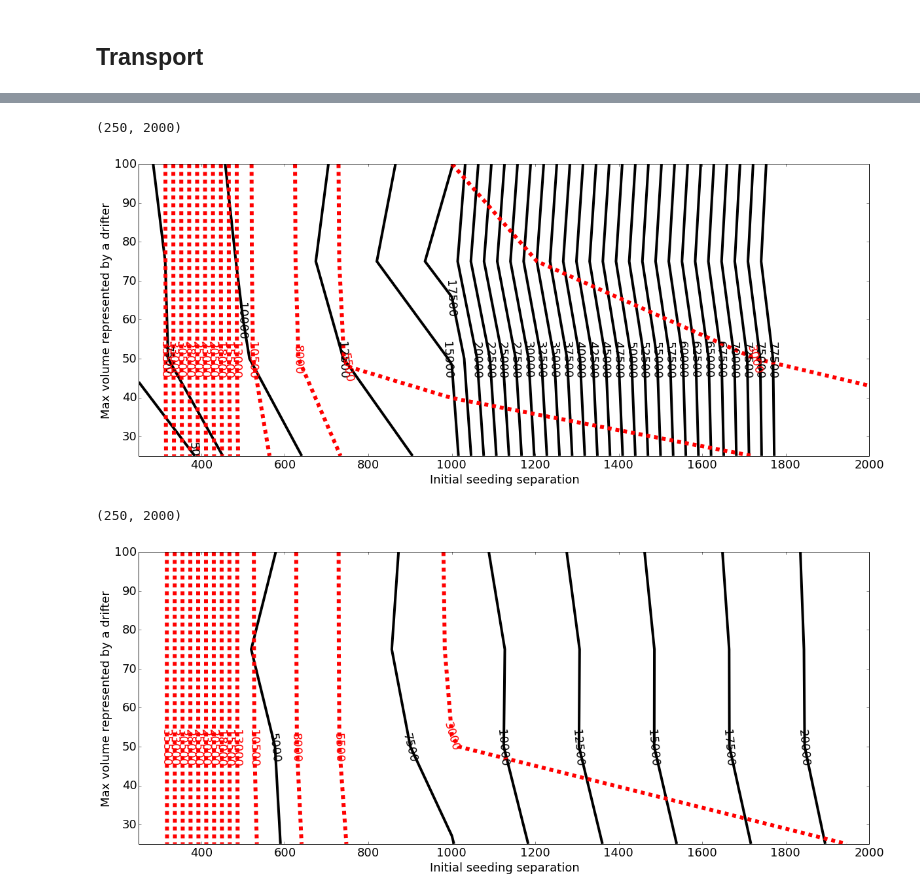
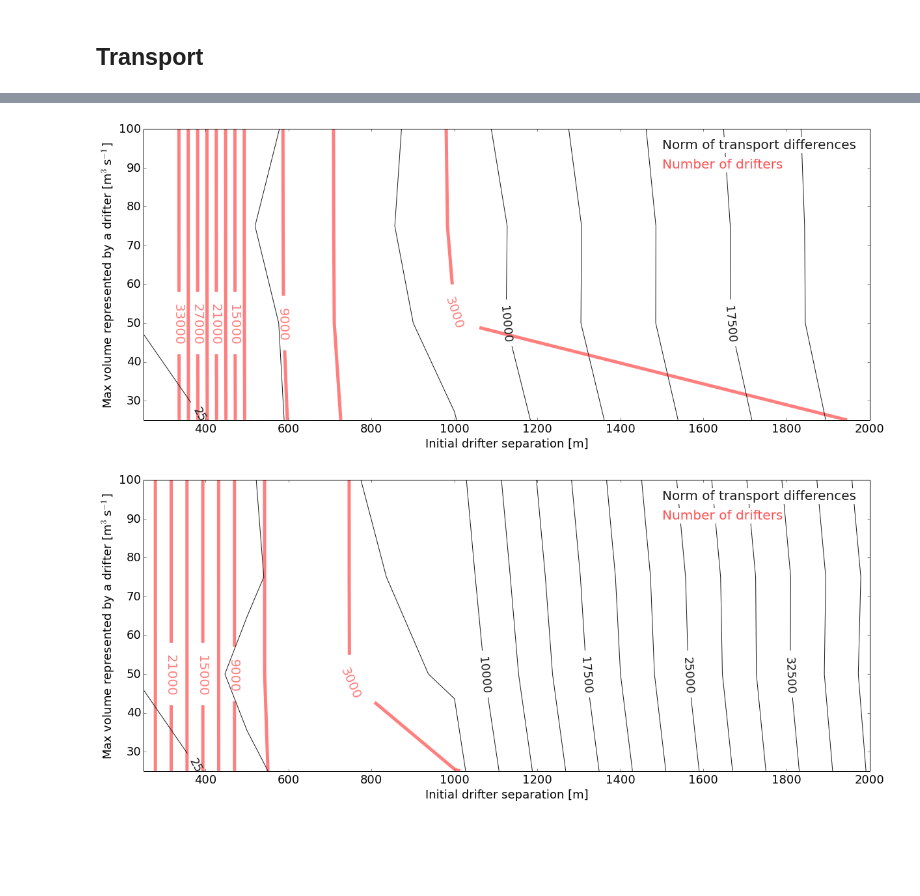
Before and after one commit to kthyng/sensitivity, a Jupyter notebook: sensitivity.ipynb, the cells around one changed output, grey strips where cells are left out. Drawn from its saved outputs; the diff is of its cells as text; code cells hidden in the pictures; blank space fills up the shorter version.

Commit message:
upgraded transport contour plots to be more awesome

```diff
--- a/sensitivity.ipynb
+++ b/sensitivity.ipynb
@@ -539,47 +585,48 @@ savefig('figures/' + seed + 'M' + moment + 'deviation.png', bbox_inches='tight')
 # %%
-seed = 'A'
+seed = 'B'
 
 fig = figure(figsize(20,8))
 ax1 = fig.add_subplot(111)
 # ax2 = ax1.twinx()
 
 diffnorm = np.zeros((dxs.size,Vs.size))*np.nan
 ndrifters = np.zeros((dxs.size,Vs.size))*np.nan
 # loop through Vs
 for j, V in enumerate(Vs):
 
     # Loop through dxs
     for i, dx in enumerate(dxs):
 
         File = 'calcs/' + seed + '_dx' + str(dx) + '_V' + str(V) + 'diffnorm.npz'
         d = np.load(File)
         diffnorm[i,j] = d['diffnorm']
         d.close()
 
         File = 'tracks/' + seed + '_dx' + str(dx) + '_V' + str(V) + '.nc'
         d = netCDF.Dataset(File)
         ndrifters[i,j] = d.variables['lonp'][:,0].size
         d.close()
 
-cs = ax1.contour(dxs, Vs, diffnorm.T, np.arange(5000,80000,2500), colors='k', linewidths=4)
-# cs = ax1.contour(dxs, Vs, diffnorm.T, np.array([5000,7500,10000,15000,20000,30000,40000,60000,80000]), colors='k', linewidths=4)
-# cs = ax1.contour(dxs, Vs, diffnorm.T, np.array([2000,3000,4000,5000,6000,7000,8000,9000,10000,11000,15000,20000,50000,100000,200000]), colors='k', linewidths=5)
-ax1.clabel(cs, inline=0, fmt='%.0f')#, fontsize=10)
-cs = ax1.contour(dxs, Vs, ndrifters.T, np.arange(3000,36000,2500), colors='r', linewidths=6, linestyles='--')
-# cs = ax1.contour(dxs, Vs, ndrifters.T, np.array([3000,4500,6000,9000,12000,18000,24000,36000]), colors='r', linewidths=6, linestyles='--')
-# cs = ax1.contour(dxs, Vs, ndrifters.T, np.array([50,100,500,1000,3000,4000,5000,6000,7000,10000,15000,20000, 25000,30000]), colors='r', linewidths=2)
-ax1.clabel(cs, inline=0, fmt='%.0f')#, fontsize=10)
 
-ax1.set_xlabel('Initial seeding separation')
-ax1.set_ylabel('Max volume represented by a drifter')
-xlim(250,2000)
-# ax1.set_ylabel('Number of drifters')
-# ax1.set_ylabel('Norm of difference in transport maps')
+cs = ax1.contour(dxs, Vs, diffnorm.T, np.arange(2500,100000,2500), colors='0.1', linewidths=1)
+ax1.clabel(cs, np.arange(2500,100000,7500), inline_spacing=10, inline=1, fmt='%.0f')#, fontsize=10)
+
+cs = ax1.contour(dxs, Vs, ndrifters.T, np.arange(3000,36000,3000), colors='r', linewidths=5, linestyles='-', zorder=1, alpha=0.5)
+ax1.clabel(cs, np.arange(3000,36000,6000), inline_spacing=20, inline=1, fmt='%.0f', fontsize=20)
+
+ax1.set_xlabel('Initial drifter separation [m]')
+ax1.set_ylabel('Max volume represented by a drifter [m$^3$s$^{-1}$]')
+ax1.set_xlim(250,2000)
+
+text(1500, 95, 'Norm of transport differences', backgroundcolor='w', color='0.1', fontsize=20)
+text(1500, 90, 'Number of drifters', backgroundcolor='w', color='r', alpha=0.7, fontsize=20)
+
+savefig('figures/' + seed + 'transport.png', bbox_inches='tight')
+savefig('figures/' + seed + 'transport.pdf', bbox_inches='tight')
 # %% [output]
-(250, 2000)
-[figure, old version]
+[figure, new version]
 # %%
-seed = 'B'
+seed = 'C'
 
 fig = figure(figsize(20,8))
 ax1 = fig.add_subplot(111)
@@ -603,20 +650,20 @@ for j, V in enumerate(Vs):
         ndrifters[i,j] = d.variables['lonp'][:,0].size
         d.close()
 
-cs = ax1.contour(dxs, Vs, diffnorm.T, np.arange(5000,80000,2500), colors='k', linewidths=4)
-# cs = ax1.contour(dxs, Vs, diffnorm.T, np.array([5000,7500,10000,15000,20000,30000,40000,60000,80000]), colors='k', linewidths=4)
-# cs = ax1.contour(dxs, Vs, diffnorm.T, np.array([2000,3000,4000,5000,6000,7000,8000,9000,10000,11000,15000,20000,50000,100000,200000]), colors='k', linewidths=5)
-ax1.clabel(cs, inline=0, fmt='%.0f')#, fontsize=10)
-cs = ax1.contour(dxs, Vs, ndrifters.T, np.arange(3000,36000,2500), colors='r', linewidths=6, linestyles='--')
-# cs = ax1.contour(dxs, Vs, ndrifters.T, np.array([3000,4500,6000,9000,12000,18000,24000,36000]), colors='r', linewidths=6, linestyles='--')
-# cs = ax1.contour(dxs, Vs, ndrifters.T, np.array([50,100,500,1000,3000,4000,5000,6000,7000,10000,15000,20000, 25000,30000]), colors='r', linewidths=2)
-ax1.clabel(cs, inline=0, fmt='%.0f')#, fontsize=10)
+cs = ax1.contour(dxs, Vs, diffnorm.T, np.arange(2500,100000,2500), colors='0.1', linewidths=1)
+ax1.clabel(cs, np.arange(2500,100000,7500), inline_spacing=10, inline=1, fmt='%.0f')#, fontsize=10)
 
-ax1.set_xlabel('Initial seeding separation')
-ax1.set_ylabel('Max volume represented by a drifter')
-xlim(250,2000)
-# ax1.set_ylabel('Number of drifters')
-# ax1.set_ylabel('Norm of difference in transport maps')
+cs = ax1.contour(dxs, Vs, ndrifters.T, np.arange(3000,36000,3000), colors='r', linewidths=5, linestyles='-', zorder=1, alpha=0.5)
+ax1.clabel(cs, np.arange(3000,36000,6000), inline_spacing=20, inline=1, fmt='%.0f', fontsize=20)
+
+ax1.set_xlabel('Initial drifter separation [m]')
+ax1.set_ylabel('Max volume represented by a drifter [m$^3$s$^{-1}$]')
+ax1.set_xlim(250,2000)
+
+text(1500, 95, 'Norm of transport differences', backgroundcolor='w', color='0.1', fontsize=20)
+text(1500, 90, 'Number of drifters', backgroundcolor='w', color='r', alpha=0.7, fontsize=20)
+
+savefig('figures/' + seed + 'transport.png', bbox_inches='tight')
+savefig('figures/' + seed + 'transport.pdf', bbox_inches='tight')
 # %% [output]
-(250, 2000)
-[figure, old version]
+[figure, new version]
```
Also changed, not shown: parts of 2 cells of this notebook.
